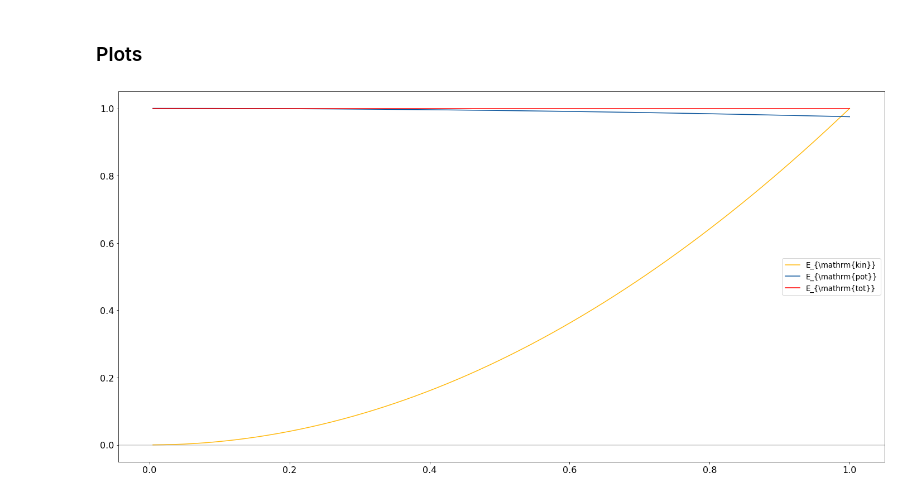
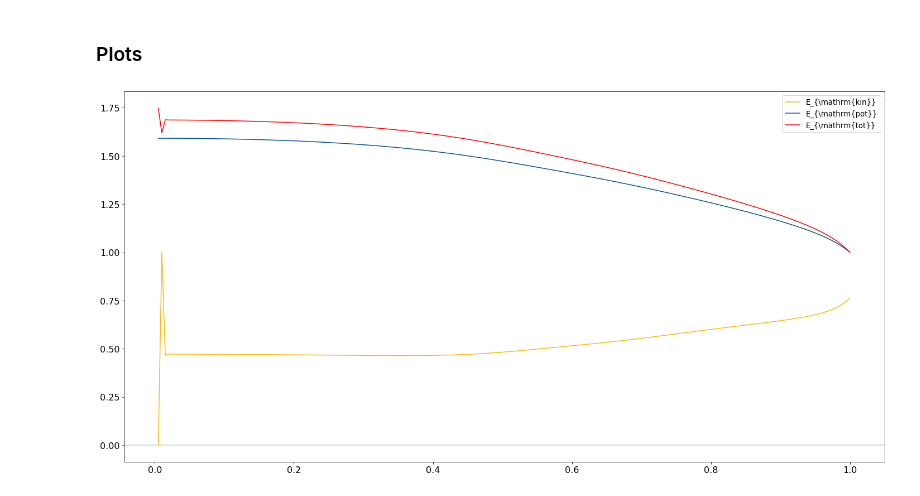
Before and after one commit to marvinfriede/molecular-dynamics, a Jupyter notebook: plots/figures.ipynb, the cells around one changed output. Saved outputs shown, nothing was run; the diff lists cells and outputs as text; code cells hidden in the pictures.

```diff
--- a/plots/figures.ipynb
+++ b/plots/figures.ipynb
@@ -123,29 +123,29 @@ def Rsquared(y, yModel, decimals=2):
 # %% [markdown]
 ### Load values
 # %%
-df = pd.read_csv("../energy.csv")
+df = pd.read_csv("../out/energy.csv")
 # %% [markdown]
 ### Plots
 # %%
 fig, ax = plt.subplots(1, 1, figsize=(
     fig_width, fig_height))
 
 #ax.plot(df["time"], lr, label=r"LR ($\omega={{{}}}$)".format(omega), c=yellow)
 ax.plot(df["time"], df["e_kin"] / df["e_kin"].max(), ls="-",
         label=r"E_{\mathrm{kin}}", c=yellow)
-ax.plot(df["time"], df["e_pot_harm"] / df["e_pot_harm"].max(), ls="-",
+ax.plot(df["time"], df["e_pot"] / df["e_pot"].max(), ls="-",
         label=r"E_{\mathrm{pot}}", c=blue)
 ax.plot(df["time"], df["e_tot"] / df["e_tot"].max(), ls="-",
         label=r"E_{\mathrm{tot}}", c="r")
 
 #ax.set_xlabel(r"$r_{12}$")
 #ax.set_xlim(0, 9)
 ax.legend(loc="best", fancybox=True, fontsize="small")
 ax.axhline(y=0, c="k", ls="-", lw=0.3)
 
 fig.tight_layout()
-save_plot_as_pgf(fig, "img/erf.pgf")
-save_plot_as_png(fig, "img/erf.png")
+save_plot_as_pgf(fig, "img/energy.pgf")
+save_plot_as_png(fig, "img/energy.png")
 plt.show()
 # %% [output]
-[figure, old version]
+[figure, new version]
```
Also changed, not shown: 5 other files.
